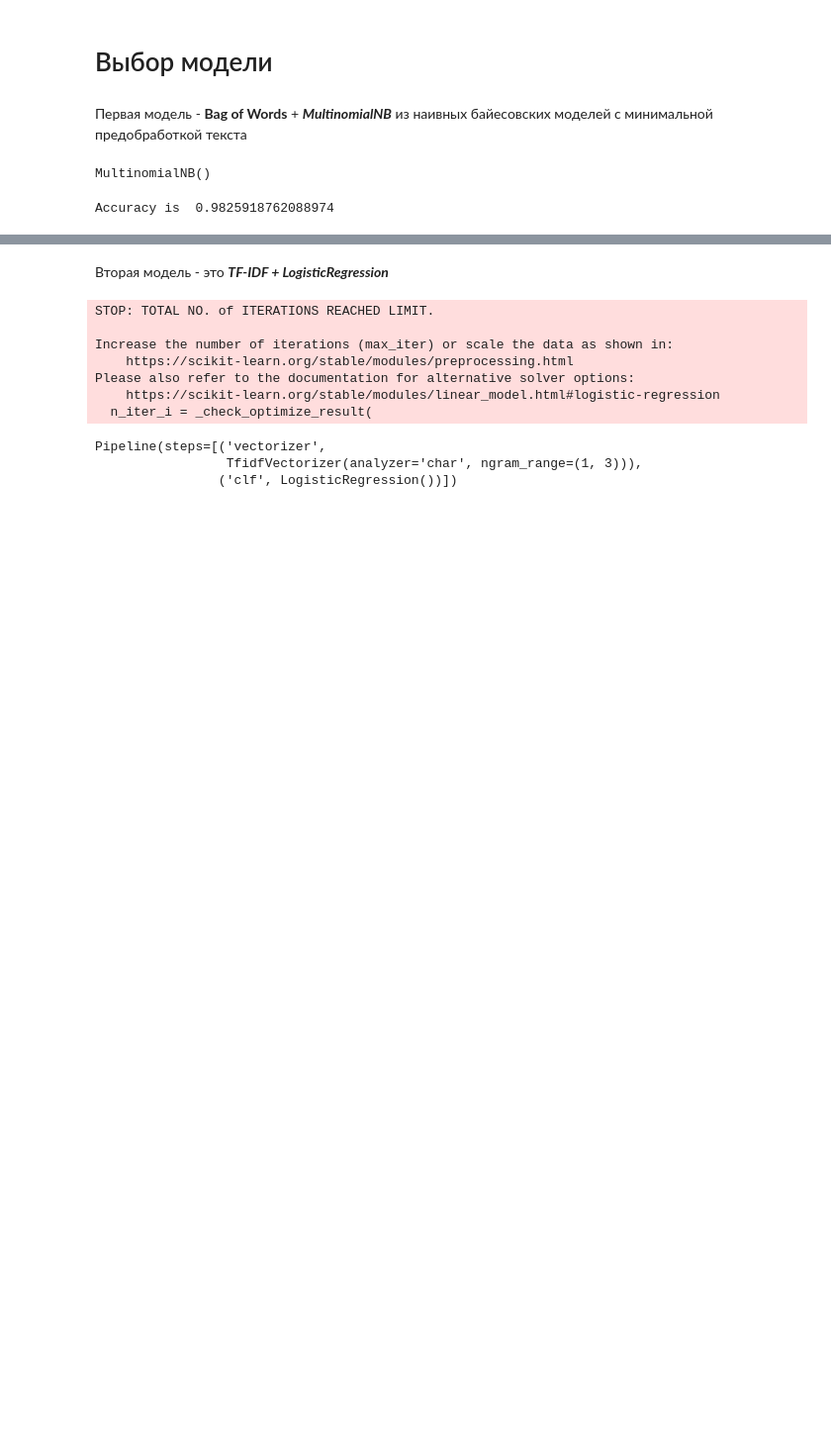
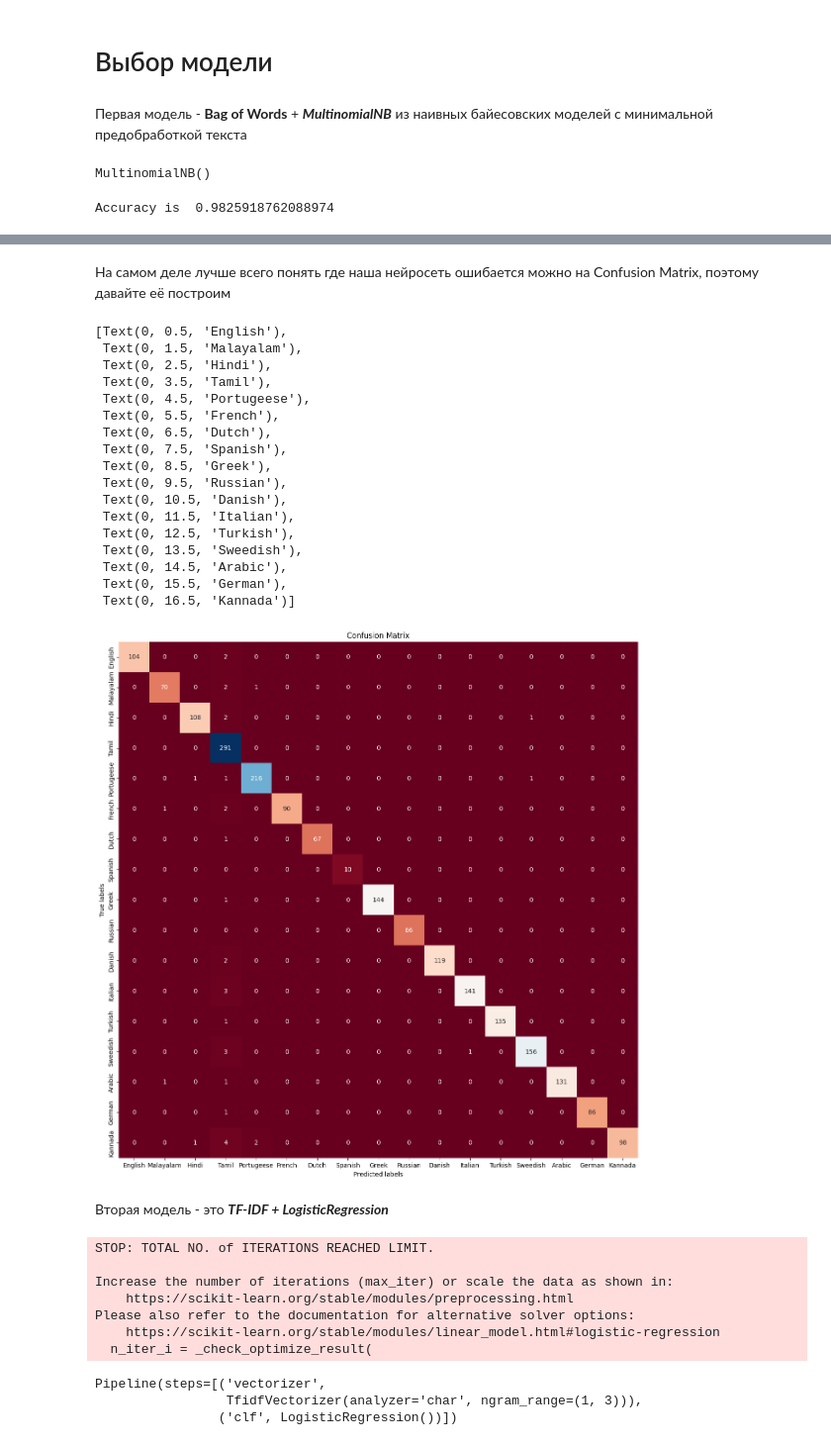
Before and after one commit to vdovetzi/NLP_Language_Detection, a Jupyter notebook: NLP_Project.ipynb, the cells around one changed output, grey strips where cells are left out. Shown: that part at 99% size. Saved outputs shown, nothing was run; the diff lists cells and outputs as text; code cells hidden in the pictures; blank space fills up the shorter version.

```diff
--- a/NLP_Project.ipynb
+++ b/NLP_Project.ipynb
@@ -197,6 +197,12 @@ Name: Language, Length: 10337, dtype: object
 # %%
 x=np.array(dataset["Text"])
 y=np.array(dataset["Language"])
+
+d={}
+i=0
+for word in pd.unique(y):
+    d[word]=i
+    i+=1
 # %%
 # Bag of Words с помощью CountVectorizer
 cv=CountVectorizer()
@@ -220,3 +255,35 @@ Accuracy is  0.9825918762088974
+# %% [markdown]
+На самом деле лучше всего понять где наша нейросеть ошибается можно на Confusion Matrix, поэтому давайте её построим
+# %%
+cm1 = confusion_matrix(y_test, y_pred)
+# %%
+plt.figure(figsize=(15,15))
+ax= plt.subplot()
+sns.heatmap(cm1, annot=True, fmt='g', ax=ax,cbar=False,cmap='RdBu')
+ax.set_xlabel('Predicted labels')
+ax.set_ylabel('True labels')
+ax.set_title('Confusion Matrix')
+ax.xaxis.set_ticklabels(d.keys())
+ax.yaxis.set_ticklabels(d.keys())
+# %% [output]
+[Text(0, 0.5, 'English'),
+ Text(0, 1.5, 'Malayalam'),
+ Text(0, 2.5, 'Hindi'),
+ Text(0, 3.5, 'Tamil'),
+ Text(0, 4.5, 'Portugeese'),
+ Text(0, 5.5, 'French'),
+ Text(0, 6.5, 'Dutch'),
+ Text(0, 7.5, 'Spanish'),
+ Text(0, 8.5, 'Greek'),
+ Text(0, 9.5, 'Russian'),
+ Text(0, 10.5, 'Danish'),
+ Text(0, 11.5, 'Italian'),
+ Text(0, 12.5, 'Turkish'),
+ Text(0, 13.5, 'Sweedish'),
+ Text(0, 14.5, 'Arabic'),
+ Text(0, 15.5, 'German'),
+ Text(0, 16.5, 'Kannada')]
+[figure, added]
 # %% [markdown]
 Вторая модель - это ***TF-IDF + LogisticRegression***
 # %%
```
Also changed, not shown: parts of 26 cells of this notebook.
